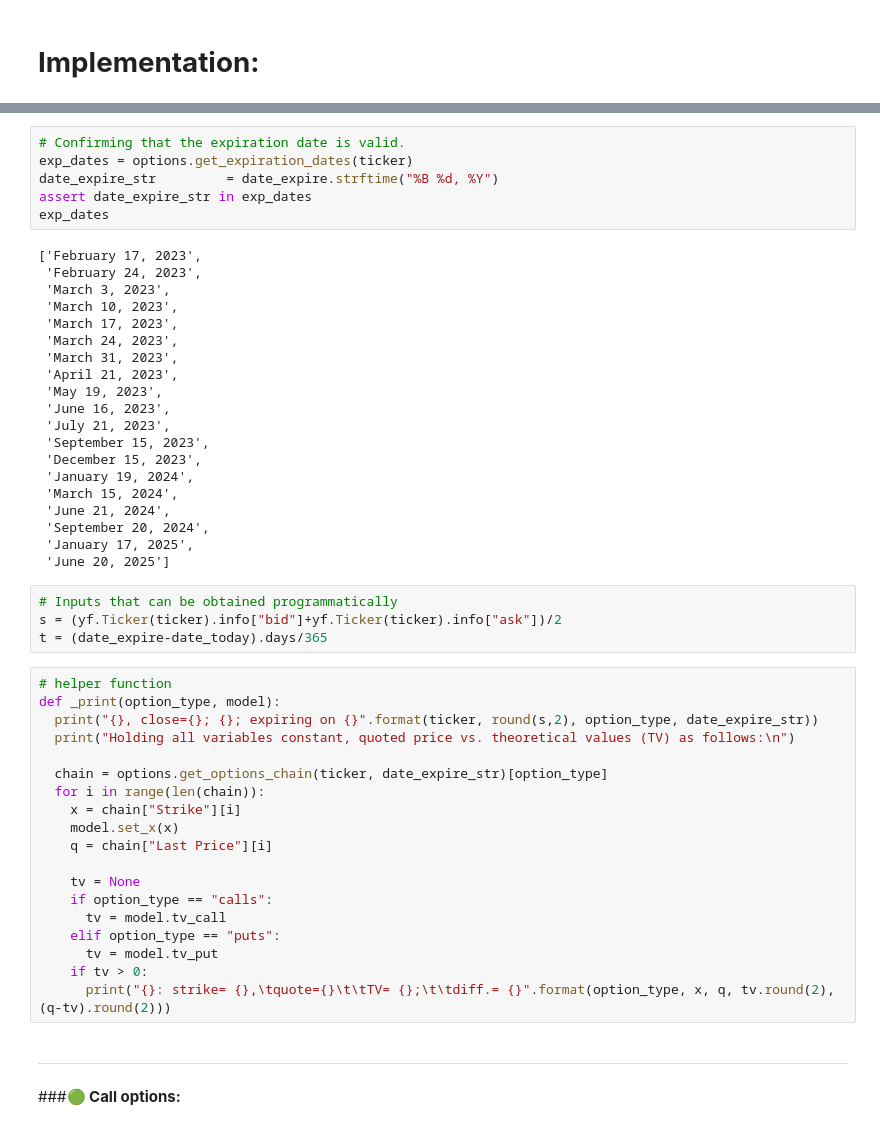
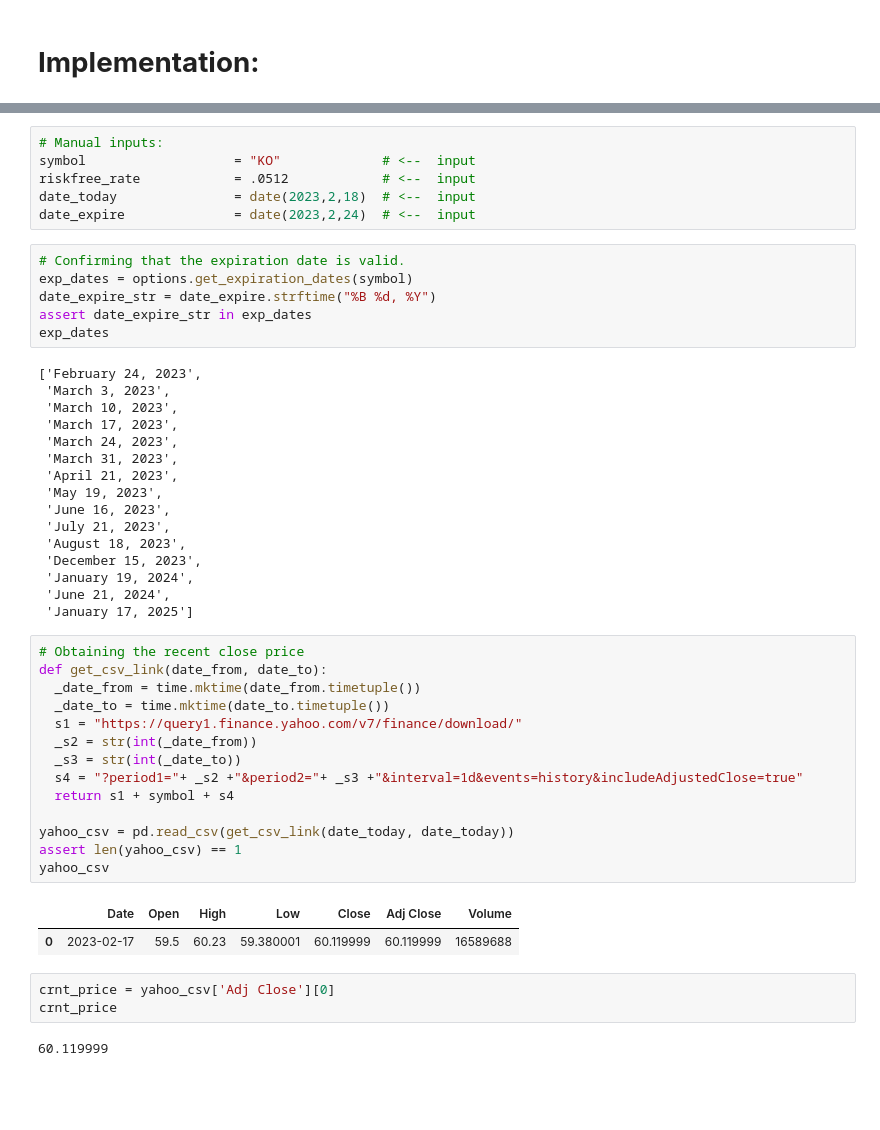
Before and after one commit to kevinhhl/options-pricing-tools-and-trading-strategies, a Jupyter notebook: Black_Scholes_Merton_Model_Part1_Screening_YF_for_theoretical_edges.ipynb, the cells around one changed output, grey strips where cells are left out. Saved outputs shown, nothing was run; the diff lists cells and outputs as text; blank space fills up the shorter version.

```diff
--- a/Black_Scholes_Merton_Model_Part1_Screening_YF_for_theoretical_edges.ipynb
+++ b/Black_Scholes_Merton_Model_Part1_Screening_YF_for_theoretical_edges.ipynb
@@ -130,12 +143,17 @@ date_expire         = date(2023,2,24) # <-- Expiration date (Must be according t
+# %%
+# Manual inputs:
+symbol                   = "KO"             # <--  input
+riskfree_rate            = .0512            # <--  input
+date_today               = date(2023,2,18)  # <--  input
+date_expire              = date(2023,2,24)  # <--  input
 # %%
 # Confirming that the expiration date is valid.
-exp_dates = options.get_expiration_dates(ticker)
-date_expire_str         = date_expire.strftime("%B %d, %Y")
+exp_dates = options.get_expiration_dates(symbol)
+date_expire_str = date_expire.strftime("%B %d, %Y")
 assert date_expire_str in exp_dates
 exp_dates
 # %% [output]
-['February 17, 2023',
- 'February 24, 2023',
+['February 24, 2023',
  'March 3, 2023',
  'March 10, 2023',
  'March 17, 2023',
@@ -145,38 +163,30 @@ exp_dates
  'May 19, 2023',
  'June 16, 2023',
  'July 21, 2023',
- 'September 15, 2023',
+ 'August 18, 2023',
  'December 15, 2023',
  'January 19, 2024',
- 'March 15, 2024',
  'June 21, 2024',
- 'September 20, 2024',
- 'January 17, 2025',
- 'June 20, 2025']
+ 'January 17, 2025']
-# %%
-# Inputs that can be obtained programmatically
-s = (yf.Ticker(ticker).info["bid"]+yf.Ticker(ticker).info["ask"])/2
-t = (date_expire-date_today).days/365
-# %%
-# helper function
-def _print(option_type, model):
-  print("{}, close={}; {}; expiring on {}".format(ticker, round(s,2), option_type, date_expire_str))
-  print("Holding all variables constant, quoted price vs. theoretical values (TV) as follows:\n")
-
-  chain = options.get_options_chain(ticker, date_expire_str)[option_type]
-  for i in range(len(chain)):
-    x = chain["Strike"][i]
-    model.set_x(x)
-    q = chain["Last Price"][i]
-
-    tv = None
-    if option_type == "calls":
-      tv = model.tv_call
-    elif option_type == "puts":
-      tv = model.tv_put
-    if tv > 0:
-      print("{}: strike= {},\tquote={}\t\tTV= {};\t\tdiff.= {}".format(option_type, x, q, tv.round(2), (q-tv).round(2)))
-# %% [markdown]
----
-
-###**🟢 Call options:**
+# %%
+# Obtaining the recent close price
+def get_csv_link(date_from, date_to):
+  _date_from = time.mktime(date_from.timetuple())
+  _date_to = time.mktime(date_to.timetuple())
+  s1 = "https://query1.finance.yahoo.com/v7/finance/download/"
+  _s2 = str(int(_date_from))
+  _s3 = str(int(_date_to))
+  s4 = "?period1="+ _s2 +"&period2="+ _s3 +"&interval=1d&events=history&includeAdjustedClose=true"
+  return s1 + symbol + s4
+
+yahoo_csv = pd.read_csv(get_csv_link(date_today, date_today))
+assert len(yahoo_csv) == 1
+yahoo_csv
+# %% [output]
+|  | Date | Open | High | Low | Close | Adj Close | Volume |
+| 0 | 2023-02-17 | 59.5 | 60.23 | 59.380001 | 60.119999 | 60.119999 | 16589688 |
+# %%
+crnt_price = yahoo_csv['Adj Close'][0]
+crnt_price
+# %% [output]
+60.119999
```
Also changed, not shown: parts of 26 cells of this notebook.
